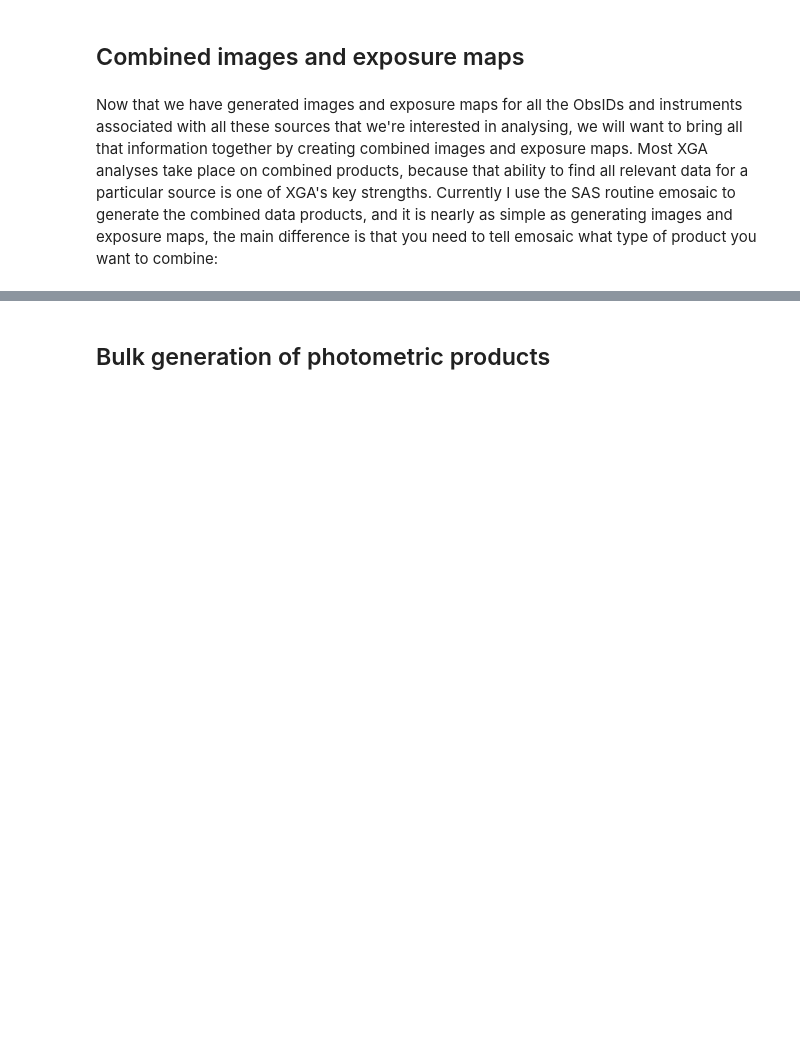
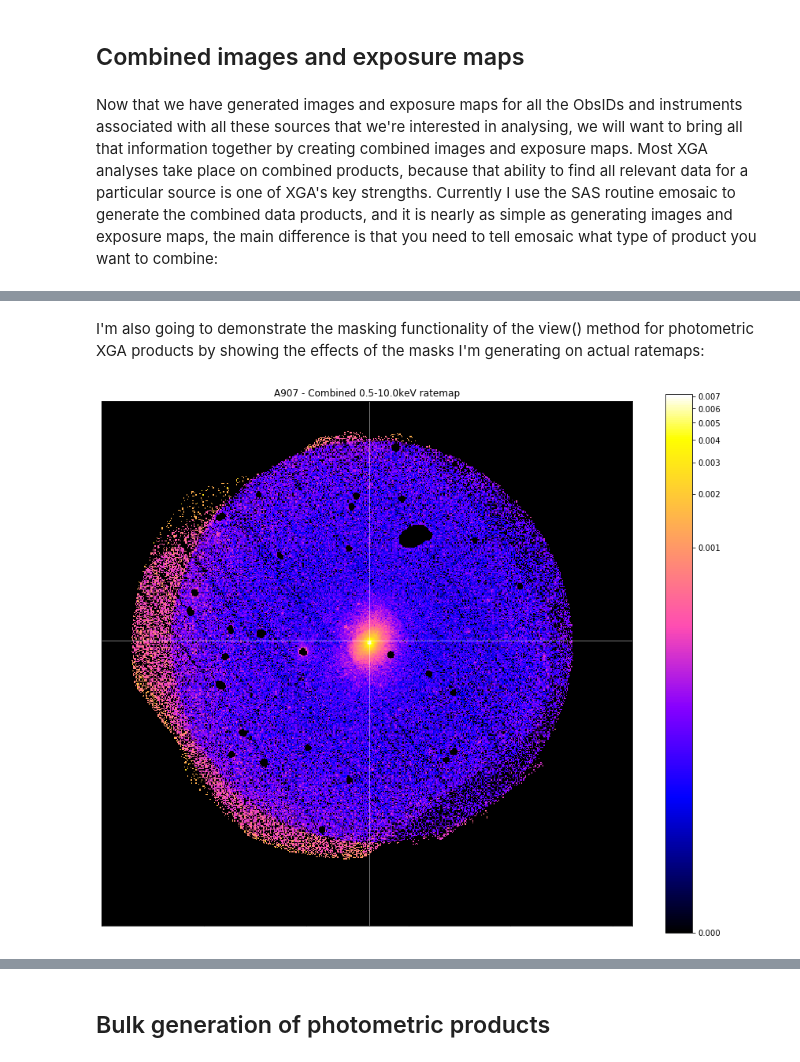
Before and after one commit to DavidT3/XGA, a Jupyter notebook: docs/source/notebooks/tutorials/photometry.ipynb, the cells around one changed output, grey strips where cells are left out. Saved outputs shown, nothing was run; the diff lists cells and outputs as text; code cells hidden in the pictures; blank space fills up the shorter version.

Commit message:
Added the first bit of information about masking to the photometry with XGA tutorial

```diff
--- a/docs/source/notebooks/tutorials/photometry.ipynb
+++ b/docs/source/notebooks/tutorials/photometry.ipynb
@@ -275,0 +274,2 @@ demo_src = emosaic(demo_src, 'expmap', lo_en=lo_en, hi_en=hi_en)
+# %%
+chosen_comb_rt = demo_src.get_products('combined_ratemap', extra_key='bound_0.5-10.0')[0]
@@ -275,0 +284,11 @@ demo_src = emosaic(demo_src, 'expmap', lo_en=lo_en, hi_en=hi_en)
+# %% [markdown]
+I'm also going to demonstrate the masking functionality of the view() method for photometric XGA products by showing the effects of the masks I'm generating on actual ratemaps:
+# %%
+# This generates a mask that removes interloper sources (any non-relevant source). As we
+#  didn't provide an ObsID it is only valid for the combined products
+interloper_mask = demo_src.get_interloper_mask()
+
+# It is very easy to apply the mask to remove any interlopers from the ratemap
+chosen_comb_rt.view(cross_hair=demo_src.ra_dec, mask=interloper_mask, figsize=(12, 10))
+# %% [output]
+[figure, added]
```
Also changed, not shown: parts of 11 cells of this notebook.
